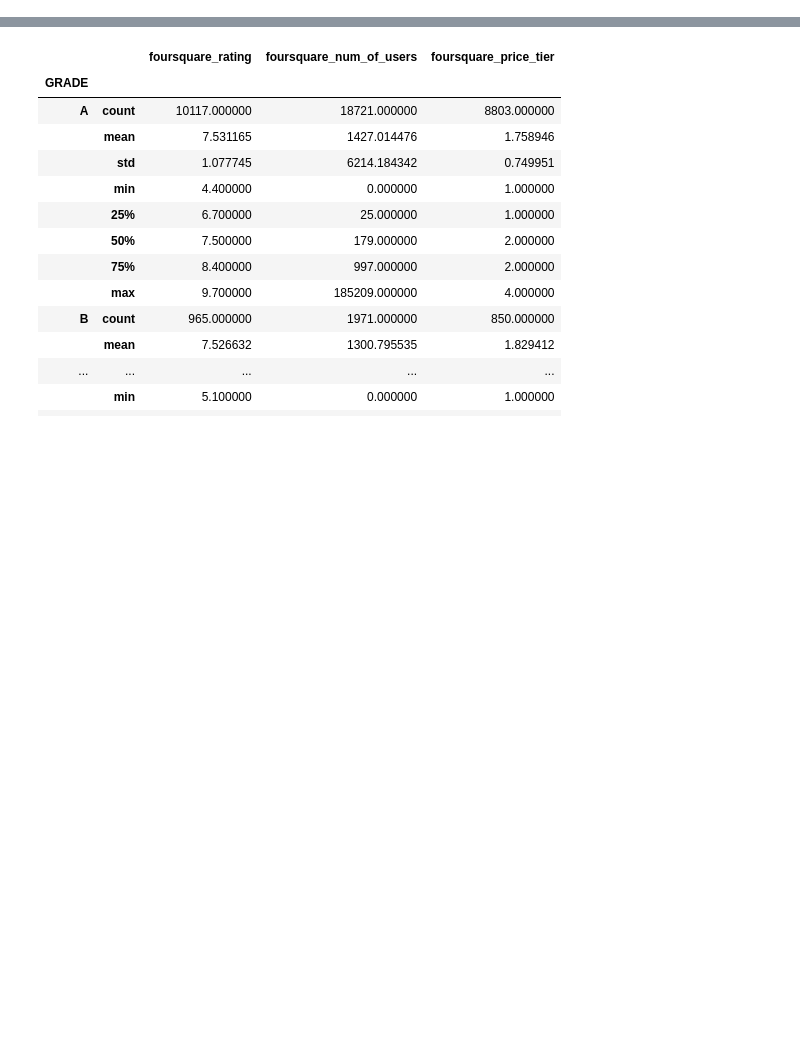
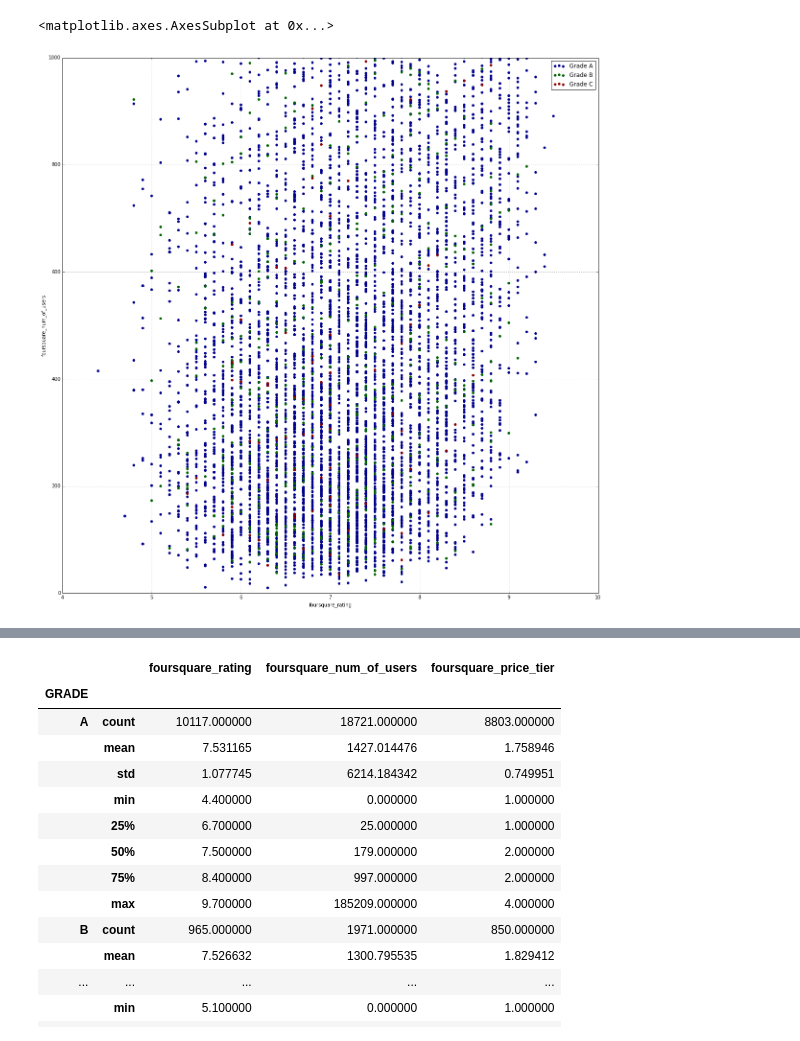
Before and after one commit to adrianbautista/foursquare-restaurant-grades, a Jupyter notebook: restaurant-ratings/EDA.ipynb, the cells around one changed output, grey strips where cells are left out. Drawn from its saved outputs; the diff is of its cells as text; code cells hidden in the pictures; blank space fills up the shorter version.

```diff
--- a/restaurant-ratings/EDA.ipynb
+++ b/restaurant-ratings/EDA.ipynb
@@ -28,0 +50,7 @@ rr_by_grade = rr_with_grades_df.groupby('GRADE')
+# %%
+ax = rr_with_grades_df[rr_with_grades_df['grade_A'] == 1].plot(kind='scatter', x='foursquare_rating', y='foursquare_num_of_users', color='DarkBlue', label='Grade A', ylim=(0, 1000), figsize=(20,20))
+rr_with_grades_df[rr_with_grades_df['grade_B'] == 1].plot(kind='scatter', x='foursquare_rating', y='foursquare_num_of_users', color='DarkGreen', label='Grade B', ax=ax)
+rr_with_grades_df[rr_with_grades_df['grade_C'] == 1].plot(kind='scatter', x='foursquare_rating', y='foursquare_num_of_users', color='DarkRed', label='Grade C', ax=ax)
+# %% [output]
+<matplotlib.axes.AxesSubplot at 0x...>
+[figure, added]
```
Also changed, not shown: parts of 3 cells of this notebook, 24 other files.
